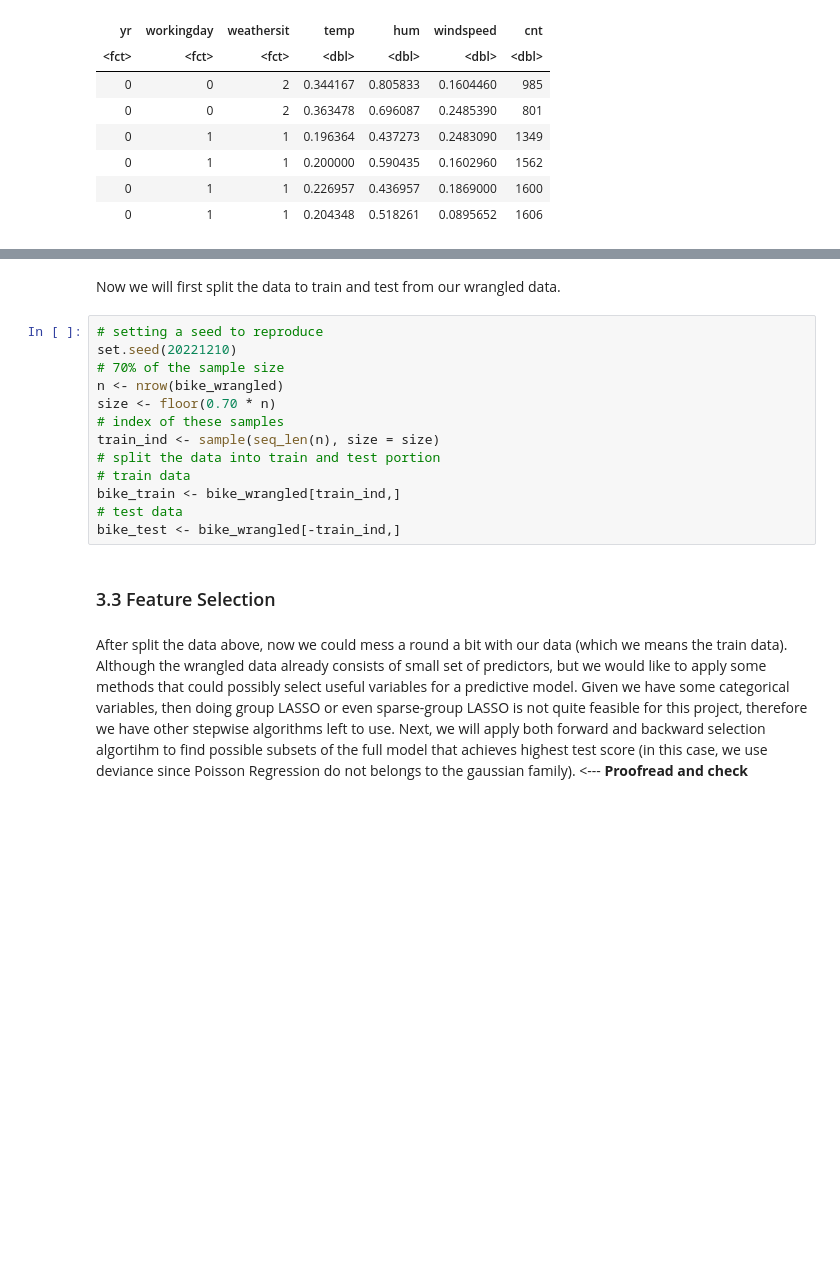
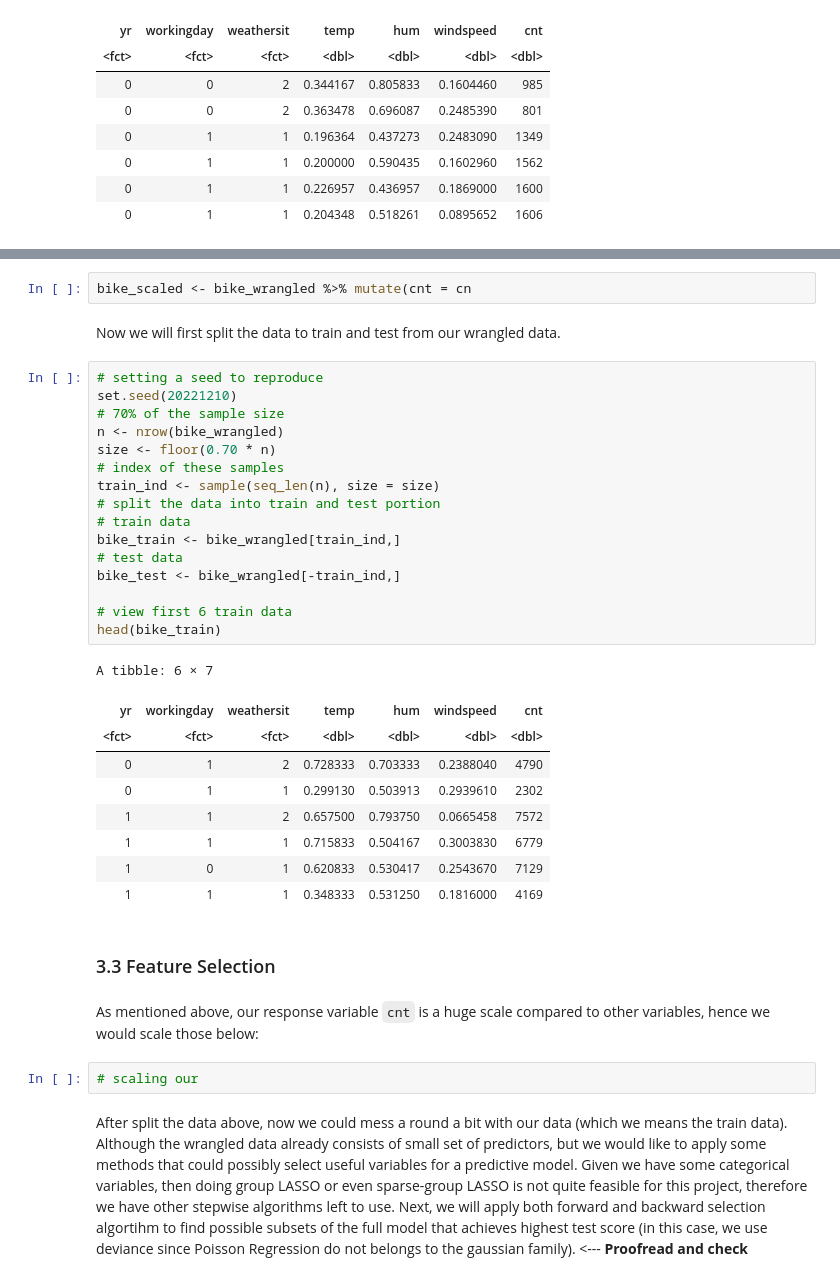
Before and after one commit to tonyliang19/stat301-group-project, a Jupyter notebook: src/methods_tony.ipynb, the cells around one changed output, grey strips where cells are left out. Saved outputs shown, nothing was run; the diff lists cells and outputs as text; blank space fills up the shorter version.

Commit message:
did some scaling

```diff
--- a/src/methods_tony.ipynb
+++ b/src/methods_tony.ipynb
@@ -282,19 +311,38 @@ A tibble: 6 × 7
+# %%
+bike_scaled <- bike_wrangled %>% mutate(cnt = cn
 # %% [markdown]
 Now we will first split the data to train and test from our wrangled data.
 # %%
 # setting a seed to reproduce
 set.seed(20221210)
 # 70% of the sample size
 n <- nrow(bike_wrangled)
 size <- floor(0.70 * n)
 # index of these samples
 train_ind <- sample(seq_len(n), size = size)
 # split the data into train and test portion
 # train data
 bike_train <- bike_wrangled[train_ind,]
 # test data
 bike_test <- bike_wrangled[-train_ind,]
+
+# view first 6 train data
+head(bike_train)
+# %% [output]
+A tibble: 6 × 7
+| yr | workingday | weathersit | temp | hum | windspeed | cnt |
+| <fct> | <fct> | <fct> | <dbl> | <dbl> | <dbl> | <dbl> |
+| 0 | 1 | 2 | 0.728333 | 0.703333 | 0.2388040 | 4790 |
+| 0 | 1 | 1 | 0.299130 | 0.503913 | 0.2939610 | 2302 |
+| 1 | 1 | 2 | 0.657500 | 0.793750 | 0.0665458 | 7572 |
+| 1 | 1 | 1 | 0.715833 | 0.504167 | 0.3003830 | 6779 |
+| 1 | 0 | 1 | 0.620833 | 0.530417 | 0.2543670 | 7129 |
+| 1 | 1 | 1 | 0.348333 | 0.531250 | 0.1816000 | 4169 |
 # %% [markdown]
 ### 3.3 Feature Selection
+# %% [markdown]
+As mentioned above, our response variable `cnt` is a huge scale compared to other variables, hence we would scale those below:
+# %%
+# scaling our
 # %% [markdown]
 After split the data above, now we could mess a round a bit with our data (which we means the train data). Although the wrangled data already consists of small set of predictors, but we would like to apply some methods that could possibly select useful variables for a predictive model. Given we have some categorical variables, then doing group LASSO or even sparse-group LASSO is not quite feasible for this project, therefore we have other stepwise algorithms left to use. Next, we will apply both forward and backward selection algortihm to find possible subsets of the full model that achieves highest test score (in this case, we use deviance since Poisson Regression do not belongs to the gaussian family). <--- **Proofread and check**
```
Also changed, not shown: parts of 6 cells of this notebook.
